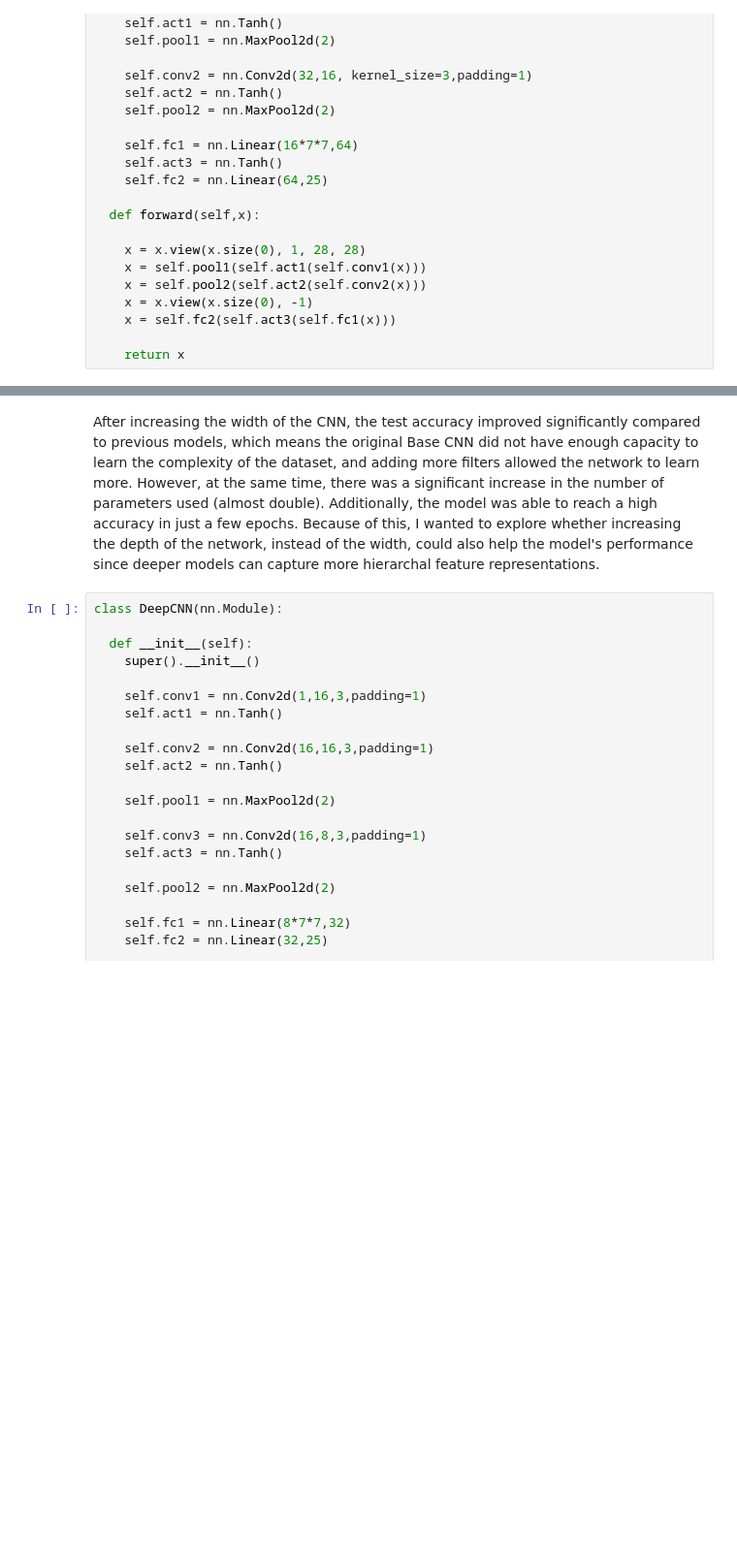
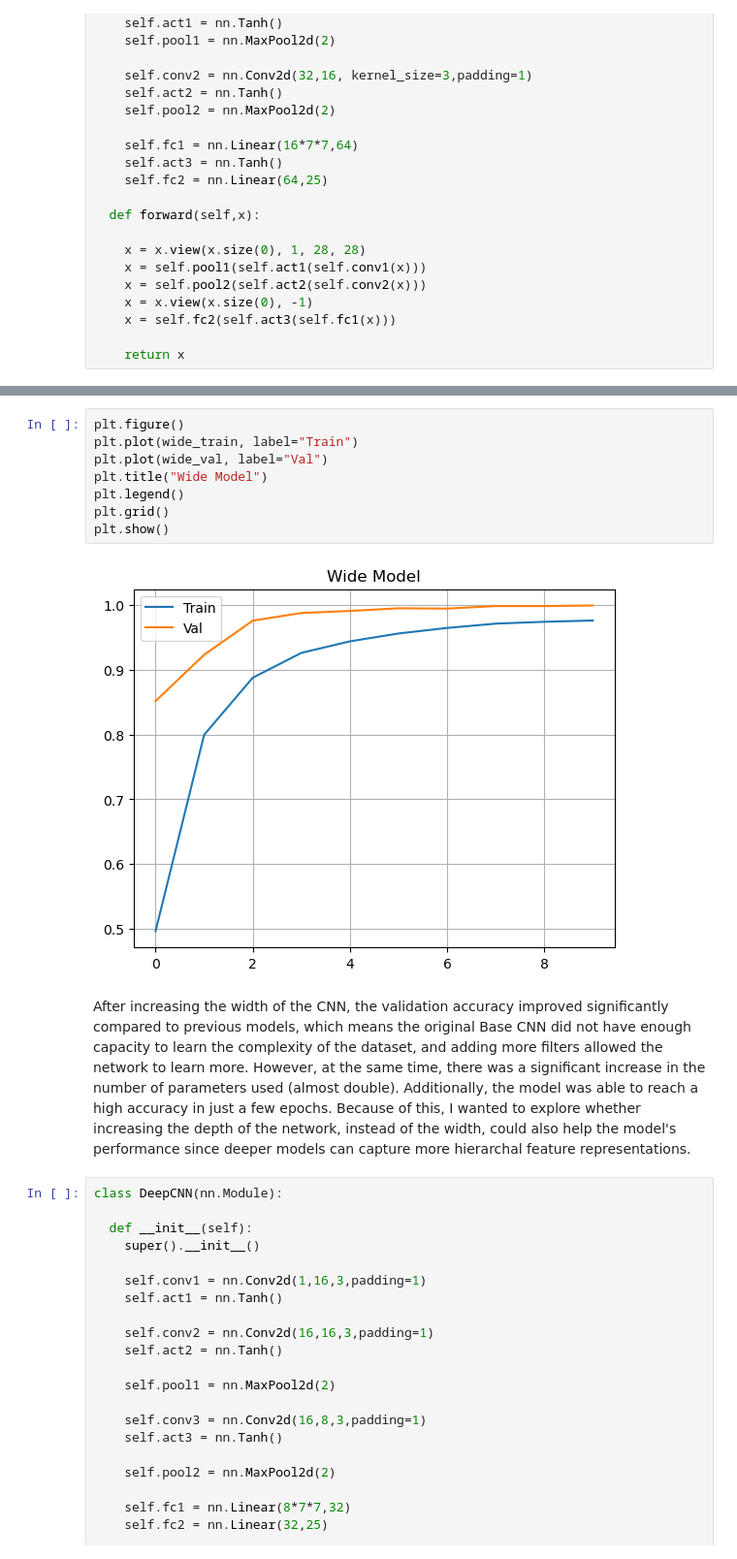
Before and after one commit to yzhao2433/sign_lang_recognition, a Jupyter notebook: CNN.ipynb, the cells around one changed output, grey strips where cells are left out. Shown at 97% size. Drawn from its saved outputs; the diff is of its cells as text; blank space fills up the shorter version.

```diff
--- a/CNN.ipynb
+++ b/CNN.ipynb
@@ -335,6 +354,16 @@ Test Accuracy: 0.9888455103179029
 CNN Parameters:  56809
+# %%
+plt.figure()
+plt.plot(wide_train, label="Train")
+plt.plot(wide_val, label="Val")
+plt.title("Wide Model")
+plt.legend()
+plt.grid()
+plt.show()
+# %% [output]
+[figure, added]
 # %% [markdown]
-After increasing the width of the CNN, the test accuracy improved significantly compared to previous models, which means the original Base CNN did not have enough capacity to learn the complexity of the dataset, and adding more filters allowed the network to learn more. However, at the same time, there was a significant increase in the number of parameters used (almost double). Additionally, the model was able to reach a high accuracy in just a few epochs. Because of this, I wanted to explore whether increasing the depth of the network, instead of the width, could also help the model's performance since deeper models can capture more hierarchal feature representations.
+After increasing the width of the CNN, the validation accuracy improved significantly compared to previous models, which means the original Base CNN did not have enough capacity to learn the complexity of the dataset, and adding more filters allowed the network to learn more. However, at the same time, there was a significant increase in the number of parameters used (almost double). Additionally, the model was able to reach a high accuracy in just a few epochs. Because of this, I wanted to explore whether increasing the depth of the network, instead of the width, could also help the model's performance since deeper models can capture more hierarchal feature representations.
 # %%
 class DeepCNN(nn.Module):
 
```
Also changed, not shown: parts of 36 cells of this notebook.
